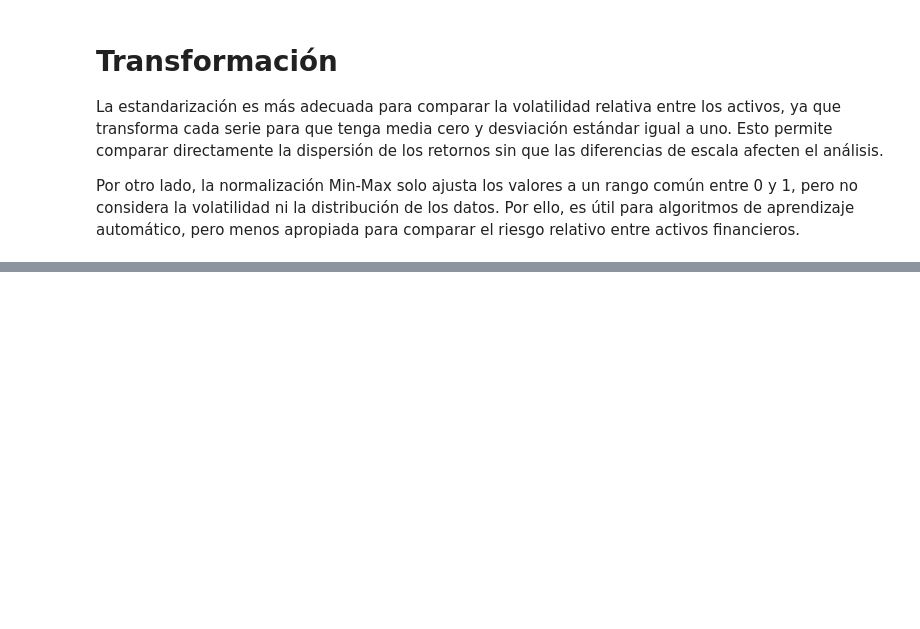
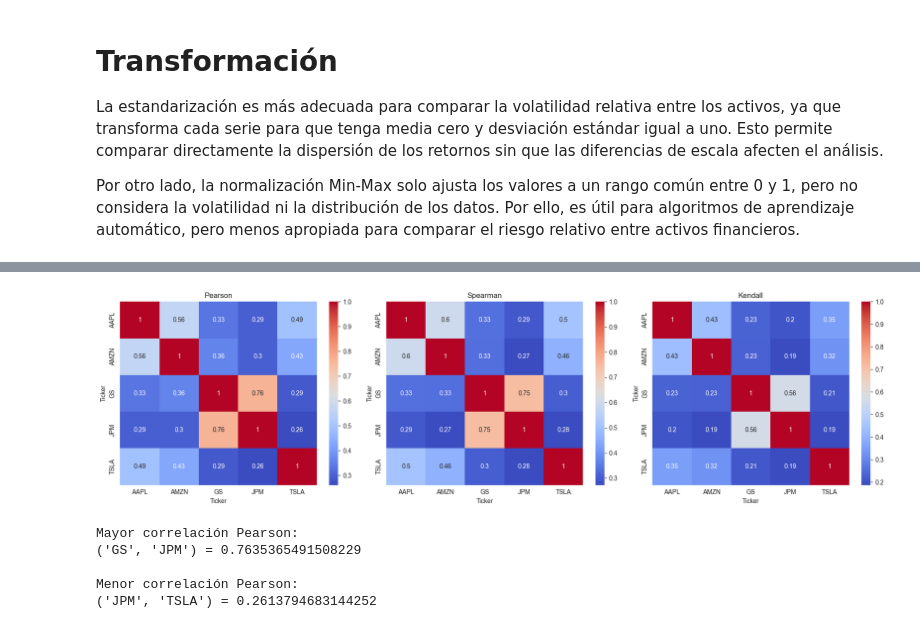
Before and after one commit to Antoniacifuentes/ds_finance_cifuentes, a Jupyter notebook: notebooks/hw2.ipynb, the cells around one changed output, grey strips where cells are left out. Saved outputs shown, nothing was run; the diff lists cells and outputs as text; code cells hidden in the pictures; blank space fills up the shorter version.

```diff
--- a/notebooks/hw2.ipynb
+++ b/notebooks/hw2.ipynb
@@ -277,0 +281,15 @@ Por otro lado, la normalización Min-Max solo ajusta los valores a un rango com
+# %%
+# Matrices de correlación
+
+corr_pearson = retornos_simples.corr(method="pearson")
+corr_spearman = retornos_simples.corr(method="spearman")
+corr_kendall = retornos_simples.corr(method="kendall")
+
+print("Pearson")
+display(corr_pearson)
+
+print("Spearman")
+display(corr_spearman)
+
+print("Kendall")
+display(corr_kendall)
@@ -277,0 +321,51 @@ Por otro lado, la normalización Min-Max solo ajusta los valores a un rango com
+# %%
+fig, ax = plt.subplots(1, 3, figsize=(18, 5))
+
+sns.heatmap(
+    corr_pearson,
+    annot=True,
+    cmap="coolwarm",
+    ax=ax[0]
+)
+ax[0].set_title("Pearson")
+
+sns.heatmap(
+    corr_spearman,
+    annot=True,
+    cmap="coolwarm",
+    ax=ax[1]
+)
+ax[1].set_title("Spearman")
+
+sns.heatmap(
+    corr_kendall,
+    annot=True,
+    cmap="coolwarm",
+    ax=ax[2]
+)
+ax[2].set_title("Kendall")
+
+plt.tight_layout()
+plt.show()
+# %% [output]
+[figure, added]
+# %%
+# Eliminar diagonal
+corr_aux = corr_pearson.where(
+    np.triu(np.ones(corr_pearson.shape), k=1).astype(bool)
+)
+
+max_corr = corr_aux.stack().idxmax()
+min_corr = corr_aux.stack().idxmin()
+
+print("Mayor correlación Pearson:")
+print(max_corr, "=", corr_aux.stack().max())
+
+print("\nMenor correlación Pearson:")
+print(min_corr, "=", corr_aux.stack().min())
+# %% [output]
+Mayor correlación Pearson:
+('GS', 'JPM') = 0.7635365491508229
+
+Menor correlación Pearson:
+('JPM', 'TSLA') = 0.2613794683144252
```
Also changed, not shown: parts of 34 cells of this notebook.
